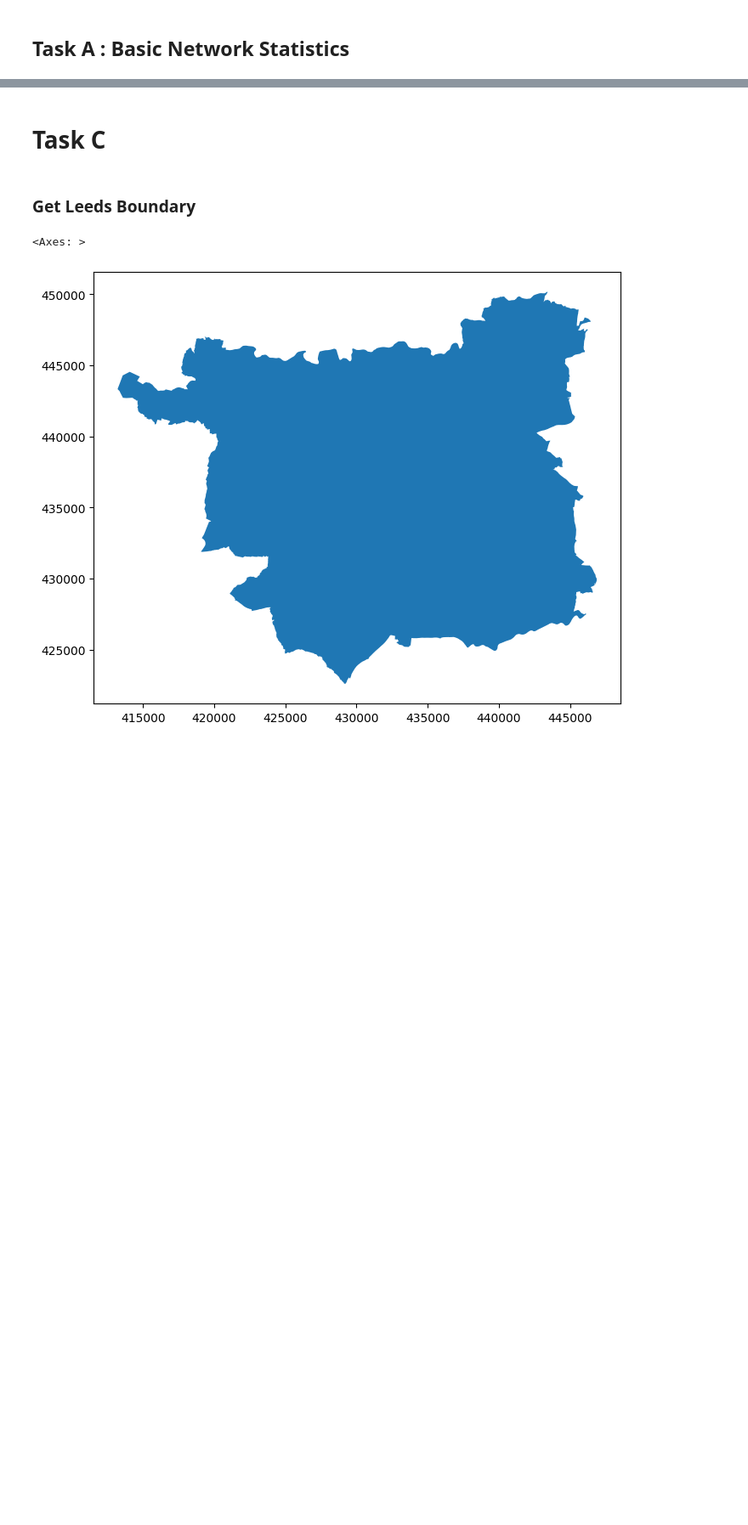
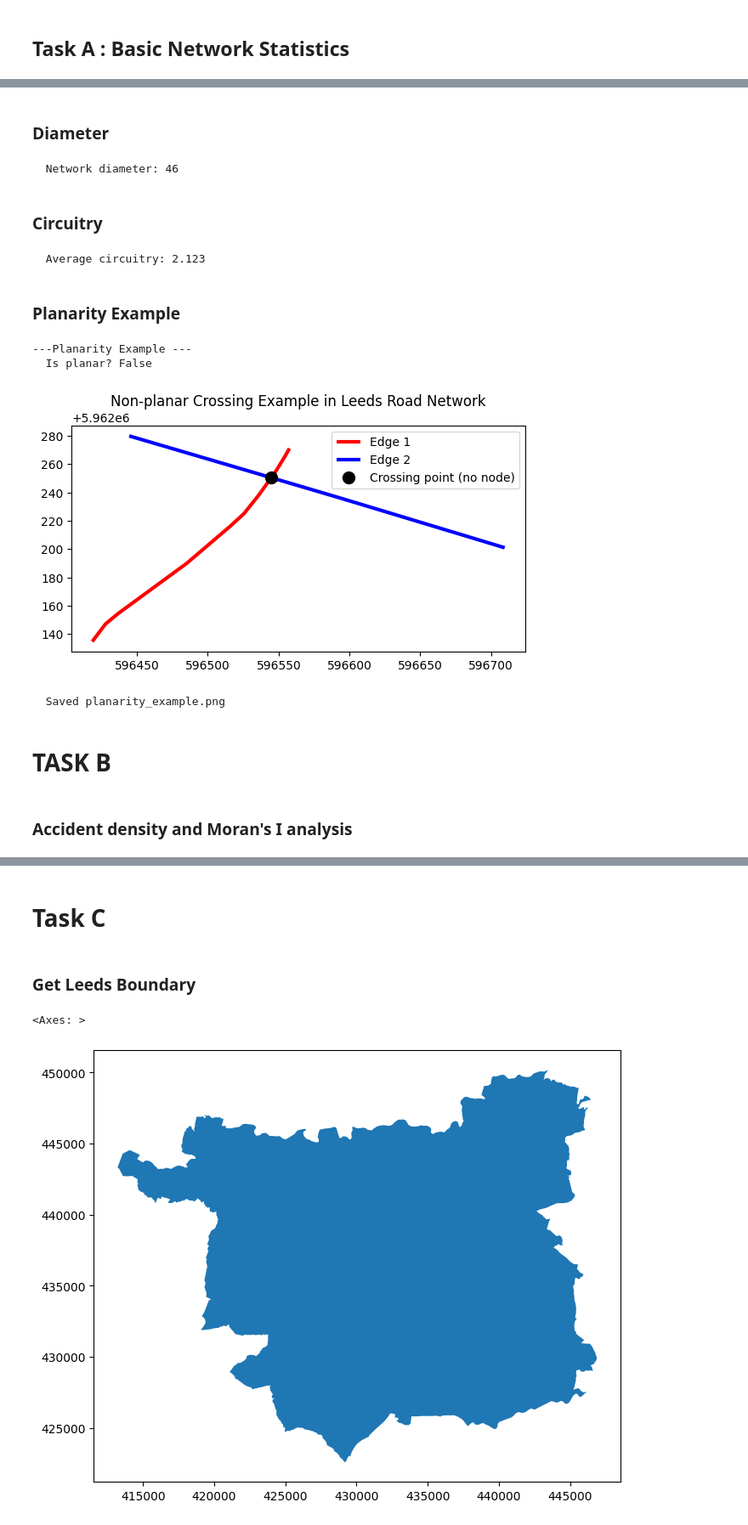
Before and after one commit to kunalsgodara/Network-data, a Jupyter notebook: notebooks/road_network_analysis.ipynb, the cells around one changed output, grey strips where cells are left out. Shown at 85% size. Saved outputs shown, nothing was run; the diff lists cells and outputs as text; code cells hidden in the pictures; blank space fills up the shorter version.

```diff
--- a/notebooks/road_network_analysis.ipynb
+++ b/notebooks/road_network_analysis.ipynb
@@ -423,0 +213,75 @@ plt.show()
+# %% [markdown]
+### Diameter
+# %%
+diameter = nx.approximation.diameter(G_u)
+print(f"  Network diameter: {diameter}")
+# %% [output]
+  Network diameter: 46
+# %% [markdown]
+### Circuitry
+# %%
+random.seed(1)
+nodes_list = list(G_proj.nodes())
+ratios = []
+for _ in range(100):
+    n1, n2 = random.sample(nodes_list, 2)
+    try:
+        net_dist = nx.shortest_path_length(G_proj, n1, n2, weight='length')
+        x1, y1 = G_proj.nodes[n1]['x'], G_proj.nodes[n1]['y']
+        x2, y2 = G_proj.nodes[n2]['x'], G_proj.nodes[n2]['y']
+        euclidean = ((x1-x2)**2 + (y1-y2)**2)**0.5
+        if euclidean > 0:
+            ratios.append(net_dist / euclidean)
+    except:
+        pass
+circuitry = np.mean(ratios)
+print(f"  Average circuitry: {circuitry:.3f}")
+# %% [output]
+  Average circuitry: 2.123
+# %% [markdown]
+### Planarity Example
+# %%
+print("\n---Planarity Example ---")
+
+is_planar, _ = nx.check_planarity(G_u)
+print(f"  Is planar? {is_planar}")
+
+from shapely.geometry import LineString
+import itertools
+
+edges_gdf_proj = ox.graph_to_gdfs(G_proj, nodes=False)
+edges_geoms = list(edges_gdf_proj.geometry)
+
+crossing_pair = None
+for i, j in itertools.combinations(range(min(500, len(edges_geoms))), 2):
+    e1, e2 = edges_geoms[i], edges_geoms[j]
+    if e1.crosses(e2):
+        crossing_pair = (i, j, e1, e2)
+        break
+
+if crossing_pair:
+    i_idx, j_idx, e1, e2 = crossing_pair
+    pt = e1.intersection(e2)
+    fig, ax = plt.subplots(figsize=(6, 6))
+    gpd.GeoSeries([e1]).plot(ax=ax, color='red', linewidth=3, label='Edge 1')
+    gpd.GeoSeries([e2]).plot(ax=ax, color='blue', linewidth=3, label='Edge 2')
+    if pt.geom_type == 'Point':
+        ax.plot(pt.x, pt.y, 'ko', markersize=10, label='Crossing point (no node)', zorder=5)
+    ax.legend(fontsize=10)
+    ax.set_title('Non-planar Crossing Example in Leeds Road Network')
+    plt.tight_layout()
+    plt.savefig(f'{OUT}/planarity_example.png', dpi=150, bbox_inches='tight')
+    plt.show()
+    plt.close()
+    print(f"  Saved planarity_example.png")
+else:
+    print("  No geometric crossing found in first 500 edges")
+# %% [output]
+---Planarity Example ---
+  Is planar? False
+[figure, added]
+  Saved planarity_example.png
+# %% [markdown]
+# TASK B
+# %% [markdown]
+### Accident density and Moran's I analysis
```
Also changed, not shown: parts of 70 cells of this notebook, 16 other files.
